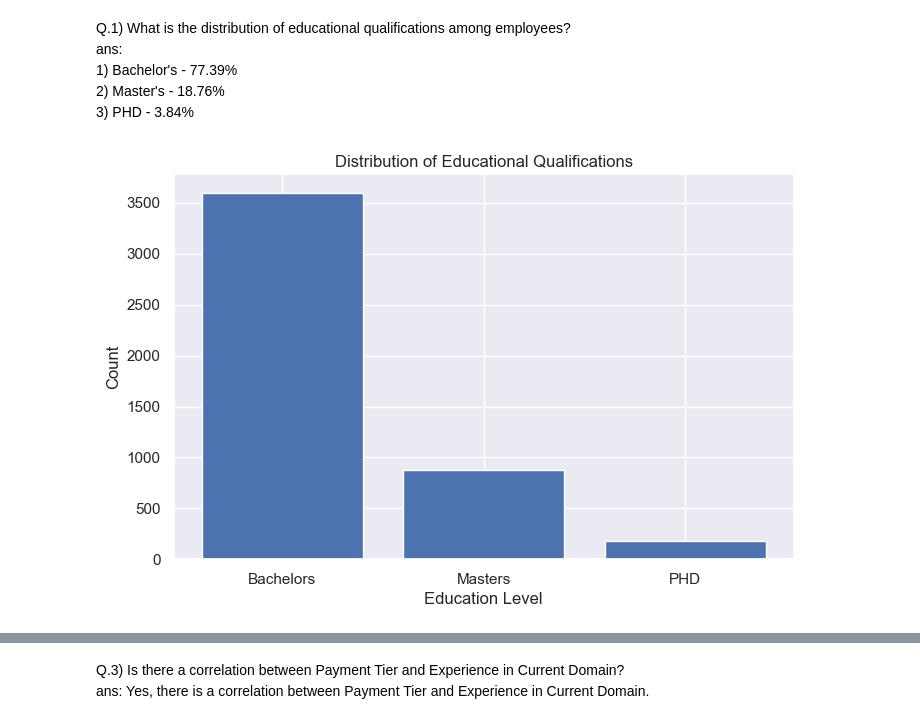
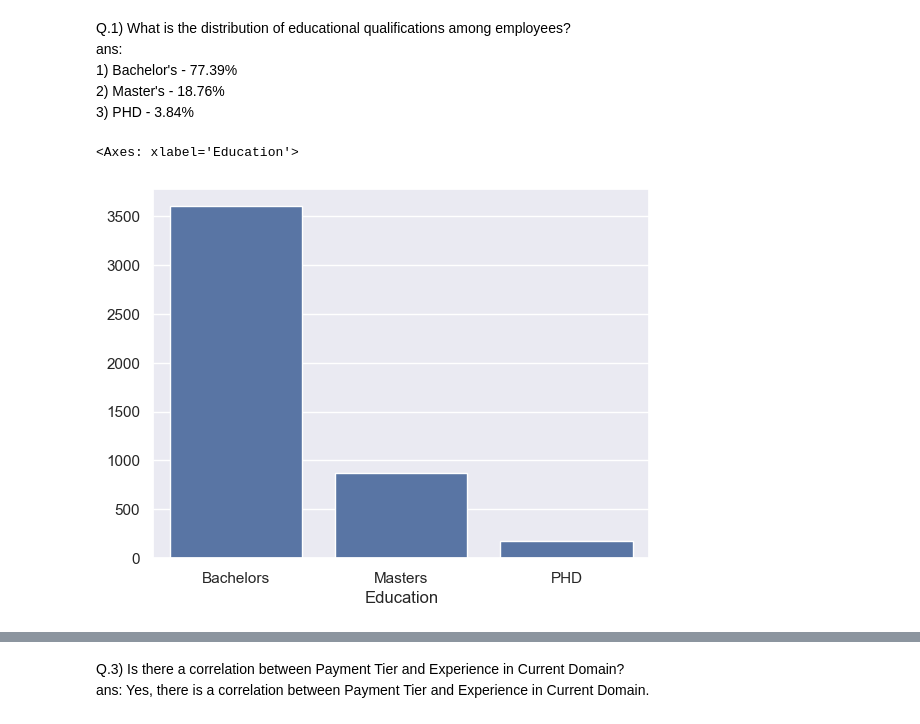
Before and after one commit to Hitstar53/AIML-Practicals, a Jupyter notebook: Exp7/exp7.ipynb, the cells around one changed output, grey strips where cells are left out. Saved outputs shown, nothing was run; the diff lists cells and outputs as text; code cells hidden in the pictures.

```diff
--- a/Exp7/exp7.ipynb
+++ b/Exp7/exp7.ipynb
@@ -19,18 +19,14 @@ ans:
      1) Bachelor's - 77.39%
      2) Master's - 18.76%
      3) PHD - 3.84%
-# %%
-import matplotlib.pyplot as plt
-education_counts = df['Education'].value_counts()
-plt.figure(figsize=(8, 5))
-plt.bar(education_counts.index, education_counts.values)
-plt.title('Distribution of Educational Qualifications')
-plt.xlabel('Education Level')
-plt.ylabel('Count')
-plt.xticks(rotation=0)
-plt.show()
-# %% [output]
-[figure, removed]
+# %%
+import matplotlib.pyplot as plt
+import seaborn as sns
+education_counts = df['Education'].value_counts()
+sns.barplot(x=education_counts.index, y=education_counts.values)
+# %% [output]
+<Axes: xlabel='Education'>
+[figure, added]
 # %% [markdown]
 Q.2) How does the length of service (Joining Year) vary across different cities?
 ans:
```
Also changed, not shown: parts of 4 cells of this notebook.
